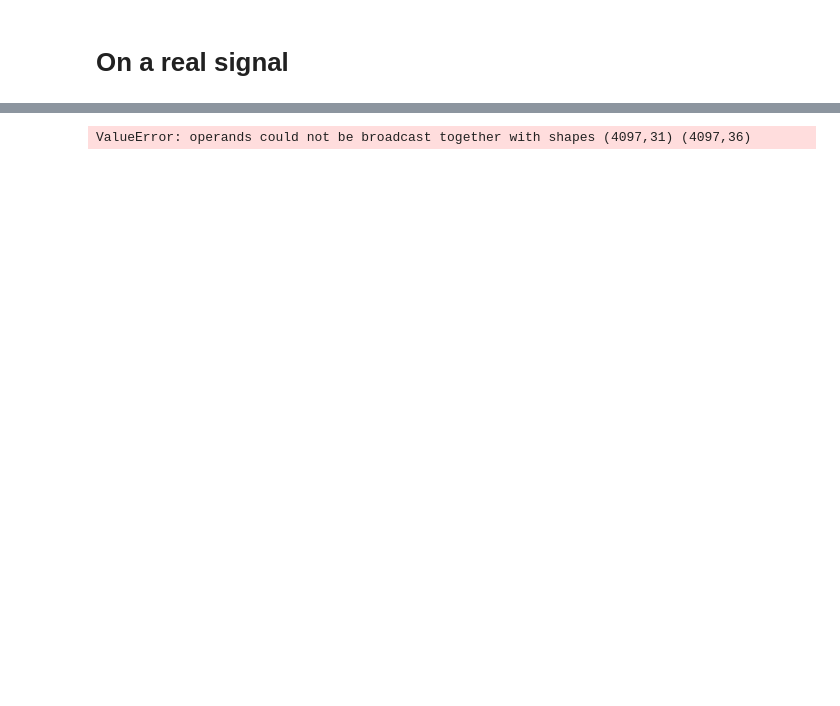
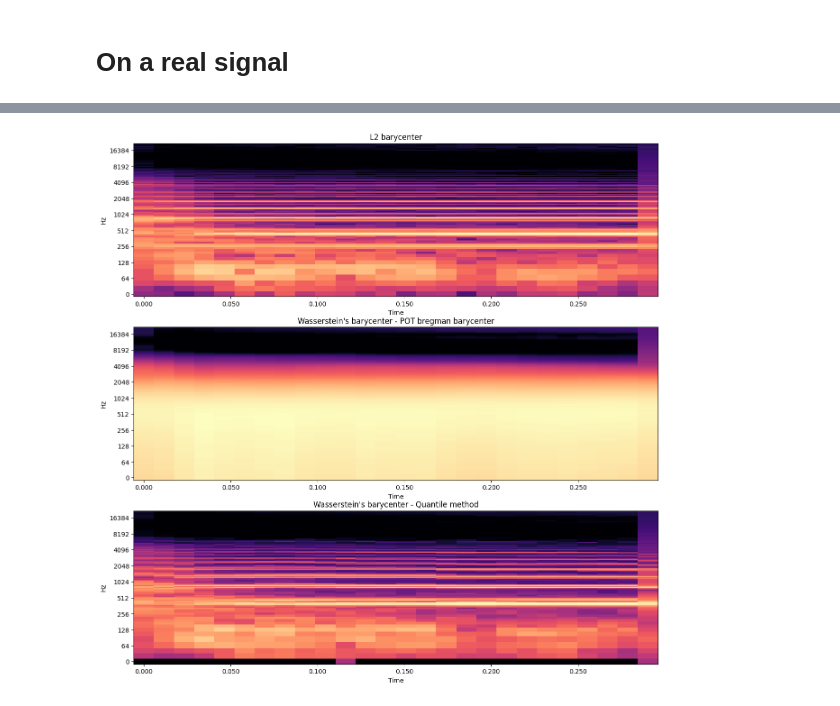
Before and after one commit to zaquastier/audio_1D_transport, a Jupyter notebook: audio_ot.ipynb, the cells around one changed output, grey strips where cells are left out. Saved outputs shown, nothing was run; the diff lists cells and outputs as text; code cells hidden in the pictures; blank space fills up the shorter version.

```diff
--- a/audio_ot.ipynb
+++ b/audio_ot.ipynb
@@ -187,12 +261,12 @@ IPython.display.Audio(data=C5_signal, rate=sr) # lol
 # %% [markdown]
 # On a real signal
 # %%
-# duration = 0.3 # in seconds
+duration = 0.3 # in seconds
 
-A_signal, sr = librosa.load('A.wav', sr=44100) #, duration=duration)
-C_signal, _ = librosa.load('C.wav', sr=44100, duration = len(A_signal) / sr) #, duration=duration)
+A_signal, sr = librosa.load('A.wav', sr=44100, duration=duration)
+C_signal, _ = librosa.load('C.wav', sr=44100, duration=duration)
 
-n_fft = 8192
+n_fft = 2048
 A_stft = librosa.stft(A_signal, n_fft=n_fft)
 C_stft = librosa.stft(C_signal, n_fft=n_fft)
 
@@ -202,6 +276,4 @@ librosa.display.specshow(librosa.amplitude_to_db(C_stft, ref=np.max), y_axis='lo
 axs[0].set_title(f"Piano A")
 axs[1].set_title(f"Piano C")
 plt.show()
-
-IPython.display.Audio(data=A_signal, rate=sr) # lol
 # %% [output]
@@ -241,9 +317,0 @@ for index in range(A_abs.shape[1]):
-# %%
-B = np.array(B_marien).T
-for i in range(len(B)): # set nan entries to zero
-    for j in range(len(B[i])):
-        if B[i][j] != B[i][j]:
-            B[i][j] = 0
-
-librosa.display.specshow(librosa.amplitude_to_db(B, ref=np.max), y_axis='log', x_axis='time', sr=sr, n_fft=n_fft, hop_length=n_fft//4)
-plt.show()
@@ -259,10 +318,21 @@ IPython.display.Audio(data=interpolated_signal, rate=sr) # lol
-# %%
-# interpolated_signal = librosa.griffinlim(B, n_iter = 100, n_fft=n_fft)
-S = B * ((1-alpha)* A_abs / np.abs(A_abs)  + alpha * C_abs / np.abs(C_abs))
-interpolated_signal = librosa.istft(S)
-
-# interpolated_signal = ((1 - alpha)*np.max(A_signal) + alpha*np.max(C_signal)) * interpolated_signal / np.max(interpolated_signal)
-plt.plot(interpolated_signal)
-IPython.display.Audio(data=interpolated_signal, rate=sr) # lol
-# %% [output]
-ValueError: operands could not be broadcast together with shapes (4097,31) (4097,36)
+# %%
+n_frames = len(B_pot[0])
+
+# set nan entries to zero
+for i in range(F):
+    for j in range(n_frames):
+        if B_pot[i][j] != B_pot[i][j]:
+            B_pot[i][j] = 0
+        if B_quantile[i][j] != B_quantile[i][j]:
+            B_quantile[i][j] = 0
+
+fig, ax = plt.subplots(3, 1, figsize=(15,15))
+librosa.display.specshow(librosa.amplitude_to_db(B_L2, ref=np.max), y_axis='log', x_axis='time', sr=sr, n_fft=n_fft, hop_length=n_fft//4, ax=ax[0])
+librosa.display.specshow(librosa.amplitude_to_db(B_pot, ref=np.max), y_axis='log', x_axis='time', sr=sr, n_fft=n_fft, hop_length=n_fft//4, ax=ax[1])
+librosa.display.specshow(librosa.amplitude_to_db(B_quantile, ref=np.max), y_axis='log', x_axis='time', sr=sr, n_fft=n_fft, hop_length=n_fft//4, ax=ax[2])
+ax[0].set_title("L2 barycenter")
+ax[1].set_title("Wasserstein's barycenter - POT bregman barycenter")
+ax[2].set_title("Wasserstein's barycenter - Quantile method")
+plt.show()
+# %% [output]
+[figure, added]
```
Also changed, not shown: parts of 20 cells of this notebook.
